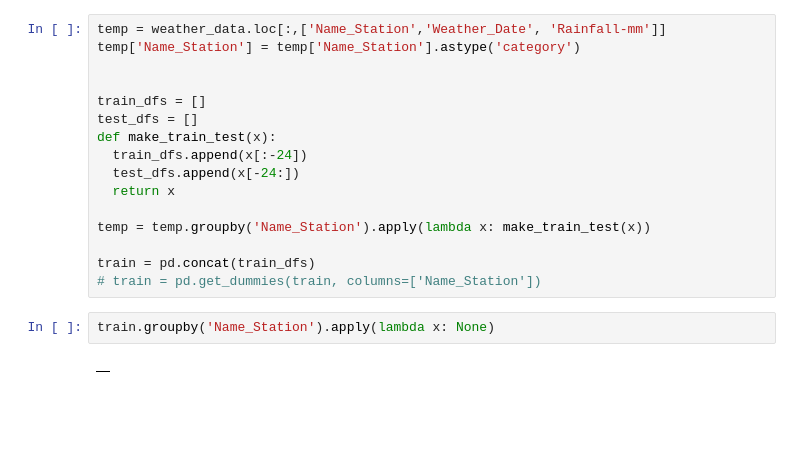
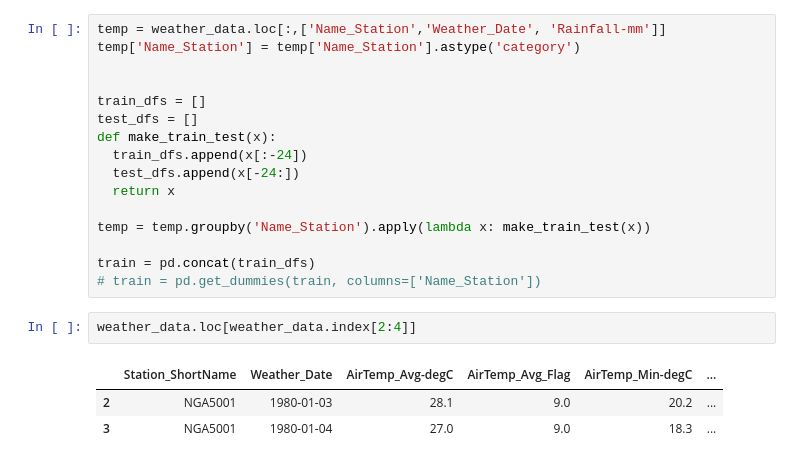
Before and after one commit to OmdenaAI/omdena-nigeria-foodsecurity, a Jupyter notebook: src/tasks/Omdena_Nigeria_weather.ipynb, the cells around one changed output. Cells and saved outputs as stored; diff of their text form; blank space fills up the shorter version.

```diff
--- a/src/tasks/Omdena_Nigeria_weather.ipynb
+++ b/src/tasks/Omdena_Nigeria_weather.ipynb
@@ -538,10 +525,12 @@ temp = temp.groupby('Name_Station').apply(lambda x: make_train_test(x))
 
 train = pd.concat(train_dfs)
 # train = pd.get_dummies(train, columns=['Name_Station'])
-# %%
-train.groupby('Name_Station').apply(lambda x: None)
-# %% [output]
-|  |
+# %%
+weather_data.loc[weather_data.index[2:4]]
+# %% [output]
+|  | Station_ShortName | Weather_Date | AirTemp_Avg-degC | AirTemp_Avg_Flag | AirTemp_Min-degC | ... |
+| 2 | NGA5001 | 1980-01-03 | 28.1 | 9.0 | 20.2 | ... |
+| 3 | NGA5001 | 1980-01-04 | 27.0 | 9.0 | 18.3 | ... |
 # %%
 tr_rain_mean = train['Rainfall-mm'].mean()
 tr_rain_std = train['Rainfall-mm'].std()
```
Also changed, not shown: parts of 21 cells of this notebook.
